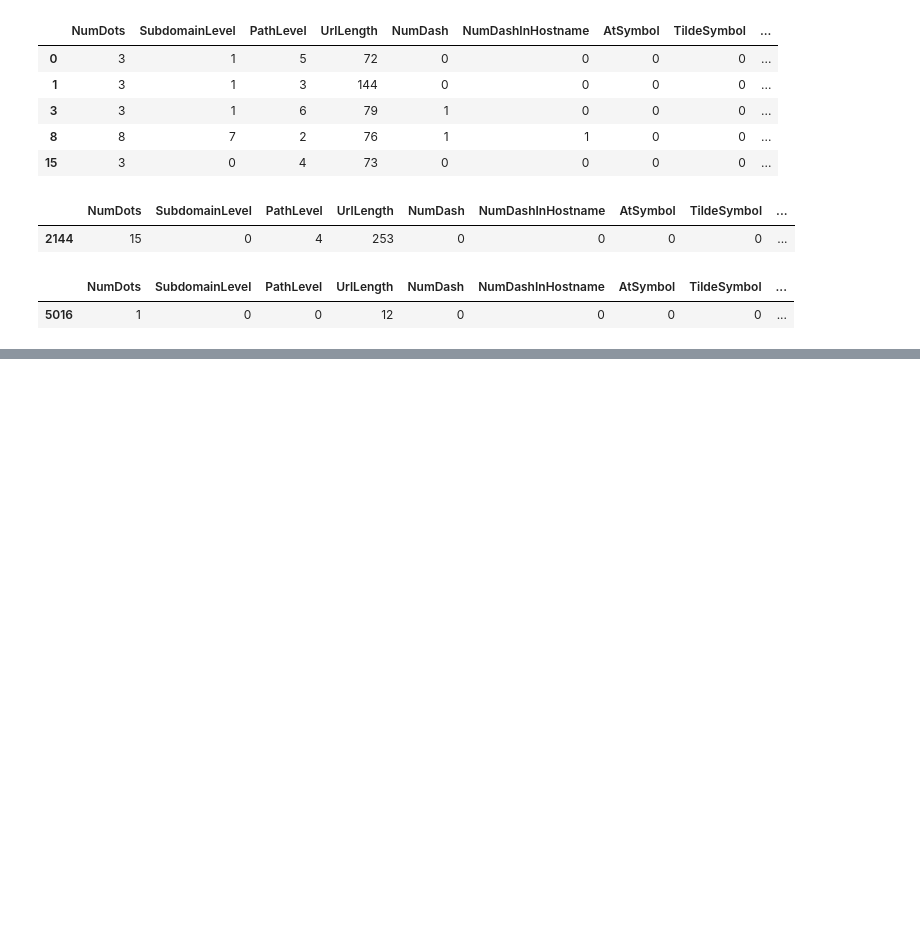
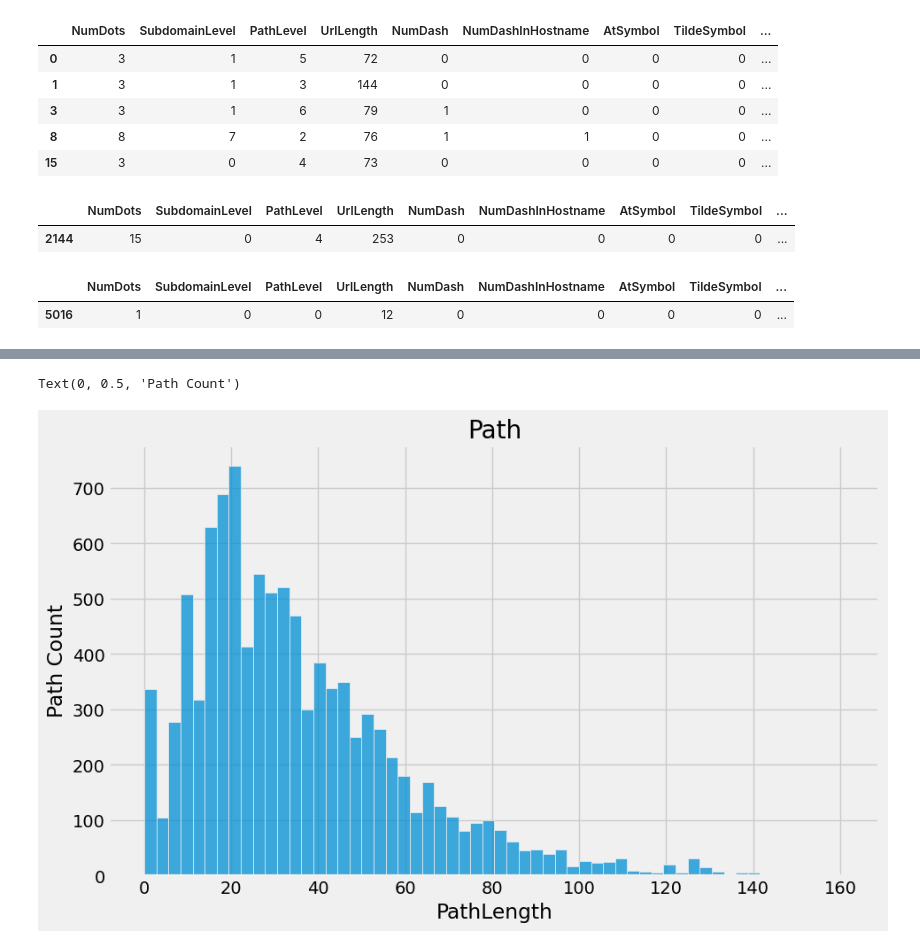
Before and after one commit to QaziSaim/Phishing-Domain-Detection, a Jupyter notebook: notebook/PhishingClassifierProject.ipynb, the cells around one changed output, grey strips where cells are left out. Drawn from its saved outputs; the diff is of its cells as text; code cells hidden in the pictures; blank space fills up the shorter version.

```diff
--- a/notebook/PhishingClassifierProject.ipynb
+++ b/notebook/PhishingClassifierProject.ipynb
@@ -384,0 +400,8 @@ Name: count, dtype: int64
+# %%
+plt.figure(figsize=(10,6))
+sns.histplot(df["PathLength"])
+plt.title("Path")
+plt.ylabel("Path Count")
+# %% [output]
+Text(0, 0.5, 'Path Count')
+[figure, added]
```
Also changed, not shown: parts of 6 cells of this notebook.
